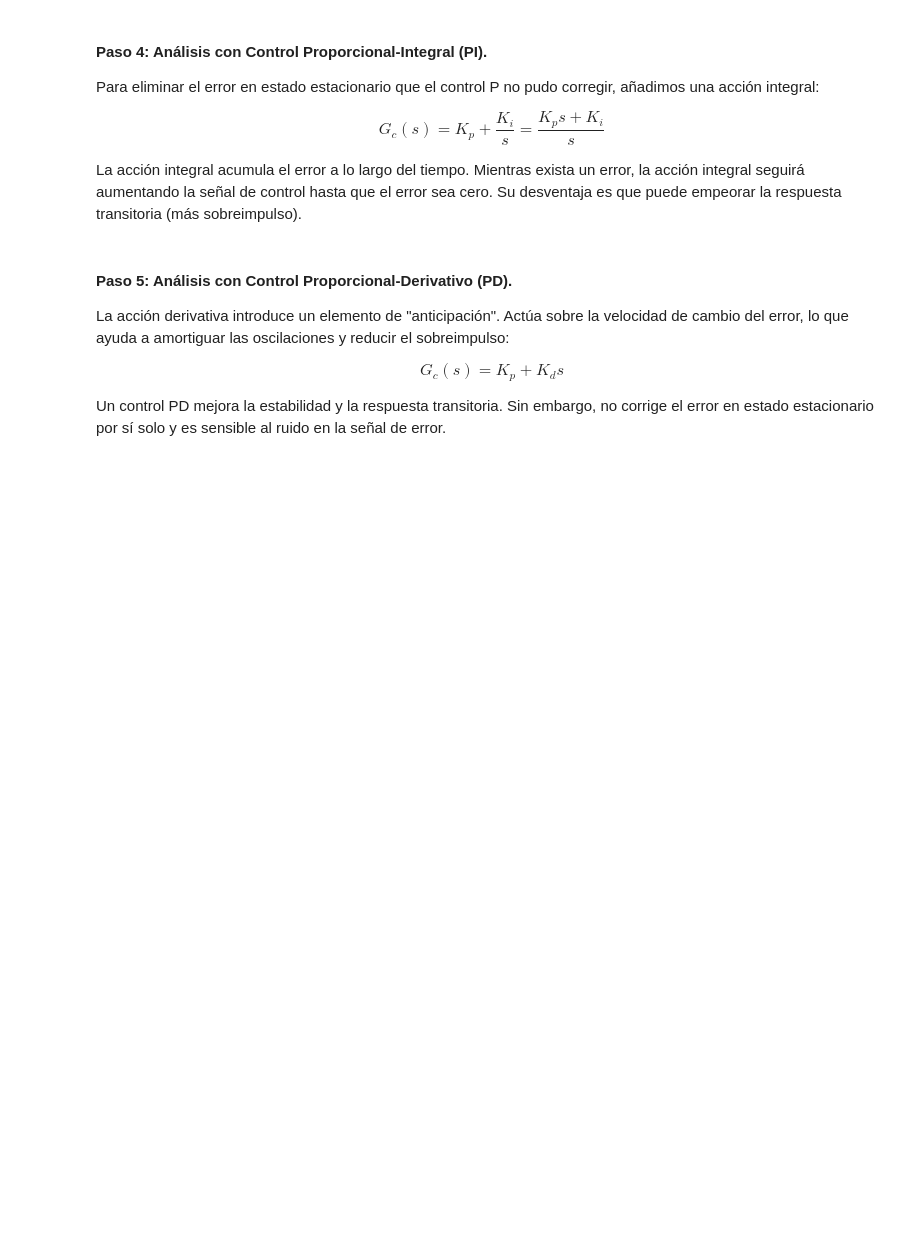
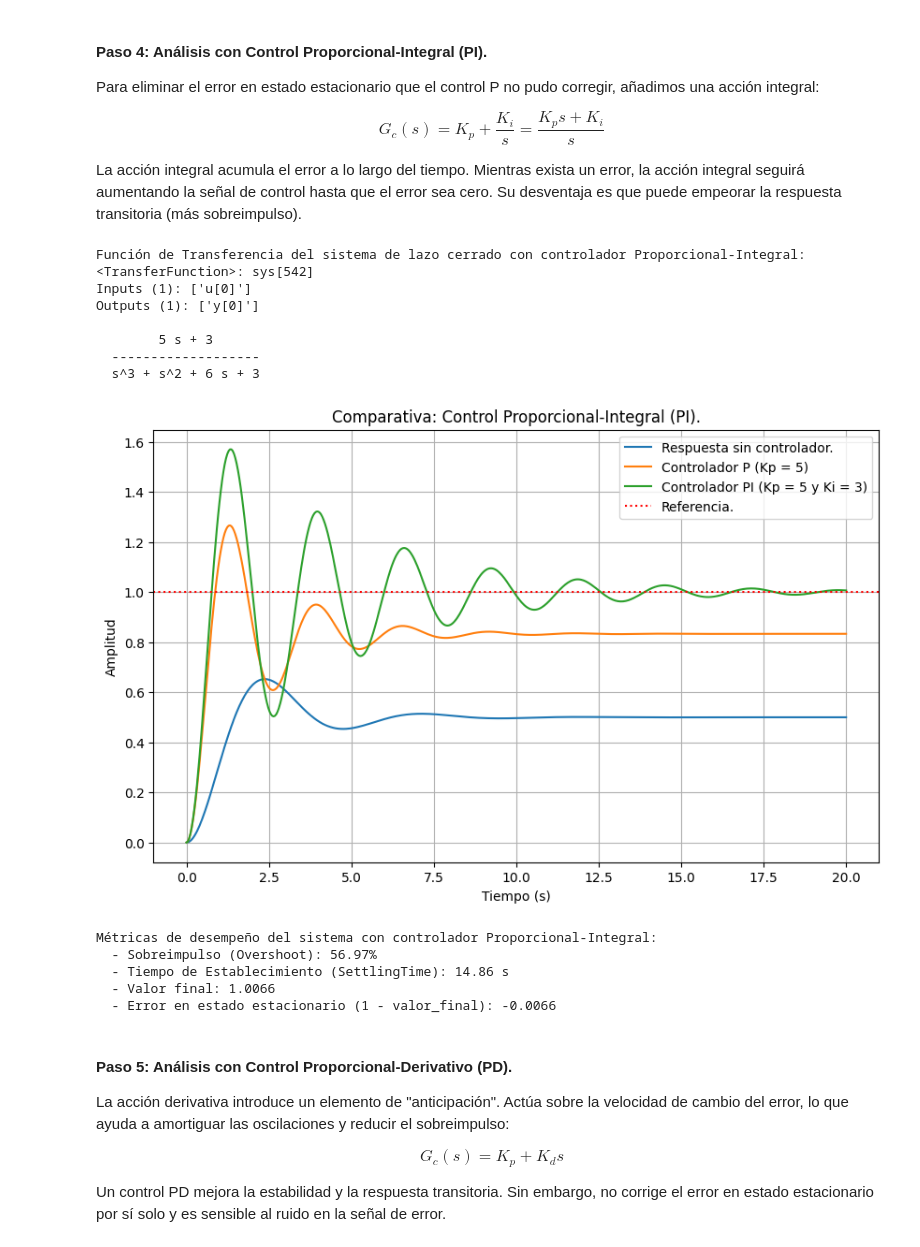
Before and after one commit to carlosyahirvazquez/control-clasico, a Jupyter notebook: practicas/P_2_03_Controlador_PID.ipynb, the cells around one changed output. Saved outputs shown, nothing was run; the diff lists cells and outputs as text; code cells hidden in the pictures; blank space fills up the shorter version.

```diff
--- a/practicas/P_2_03_Controlador_PID.ipynb
+++ b/practicas/P_2_03_Controlador_PID.ipynb
@@ -139,34 +165,49 @@ Gc_PI = ct.tf([Kp_pi, Ki], [1, 0])
 # --- Sistema en lazo cerrado con controlador PI. ---
 sistema_PI = ct.feedback(Gc_PI * Gp, 1)
 print("Función de Transferencia del sistema de lazo cerrado con controlador Proporcional-Integral:")
 print(sistema_PI)
 
 # --- Simulación de la respuesta al escalón. ---
-t = np.linspace(0, 20, 500)
+t = np.linspace(0, 20, 501)
 t, y_PI = ct.step_response(sistema_PI, T=t)
 
 # --- Graficación de la respuesta base. ---
 plt.figure(figsize=(10, 6))
 plt.plot(t, y_base, label="Respuesta sin controlador.")
 plt.plot(t, y_P, label=f"Controlador P (Kp = {Kp})")
 plt.plot(t, y_PI, label=f"Controlador PI (Kp = {Kp_pi} y Ki = {Ki})")
 plt.axhline(y=1, color="r", linestyle=":", label="Referencia.")
 
 plt.title("Comparativa: Control Proporcional-Integral (PI).")
 plt.xlabel("Tiempo (s)")
 plt.ylabel("Amplitud")
 plt.legend()
 plt.grid(True)
 plt.show()
 
 # --- Verificación de las métricas de desempeño. ---
 print("Métricas de desempeño del sistema con controlador Proporcional-Integral:")
 info = ct.step_info(sistema_PI)
 print(f"  - Sobreimpulso (Overshoot): {info['Overshoot']:.2f}%")
 print(f"  - Tiempo de Establecimiento (SettlingTime): {info['SettlingTime']:.2f} s")
 valor_final = y_PI[-1]
 print(f"  - Valor final: {valor_final:.4f}")
 print(f"  - Error en estado estacionario (1 - valor_final): {1 - valor_final:.4f}")
+# %% [output]
+Función de Transferencia del sistema de lazo cerrado con controlador Proporcional-Integral:
+<TransferFunction>: sys[542]
+Inputs (1): ['u[0]']
+Outputs (1): ['y[0]']
+
+        5 s + 3
+  -------------------
+  s^3 + s^2 + 6 s + 3
+[figure, added]
+Métricas de desempeño del sistema con controlador Proporcional-Integral:
+  - Sobreimpulso (Overshoot): 56.97%
+  - Tiempo de Establecimiento (SettlingTime): 14.86 s
+  - Valor final: 1.0066
+  - Error en estado estacionario (1 - valor_final): -0.0066
 # %% [markdown]
 #### Paso 5: Análisis con Control Proporcional-Derivativo (PD).
 
```
Also changed, not shown: parts of 6 cells of this notebook.
